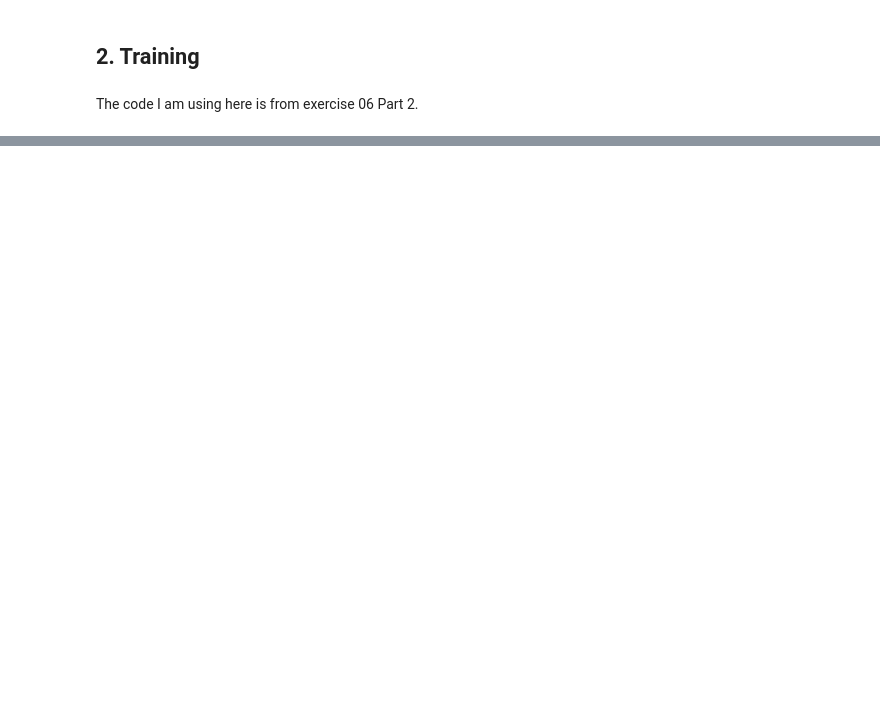
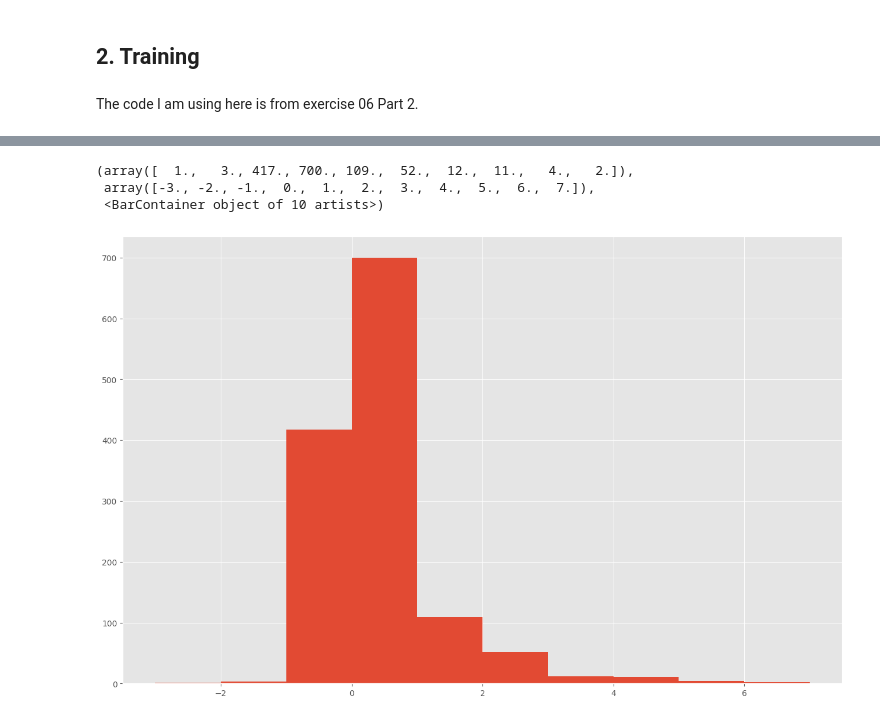
Before and after one commit to hrapek/mbml-us-accidents, a Jupyter notebook: ca_poisson_regression.ipynb, the cells around one changed output, grey strips where cells are left out. Drawn from its saved outputs; the diff is of its cells as text; code cells hidden in the pictures; blank space fills up the shorter version.

```diff
--- a/ca_poisson_regression.ipynb
+++ b/ca_poisson_regression.ipynb
@@ -391,0 +417,7 @@ plt.plot(preds)
+# %%
+plt.hist(y_test - np.round(preds, decimals=0))
+# %% [output]
+(array([  1.,   3., 417., 700., 109.,  52.,  12.,  11.,   4.,   2.]),
+ array([-3., -2., -1.,  0.,  1.,  2.,  3.,  4.,  5.,  6.,  7.]),
+ <BarContainer object of 10 artists>)
+[figure, added]
```
Also changed, not shown: parts of 13 cells of this notebook.
